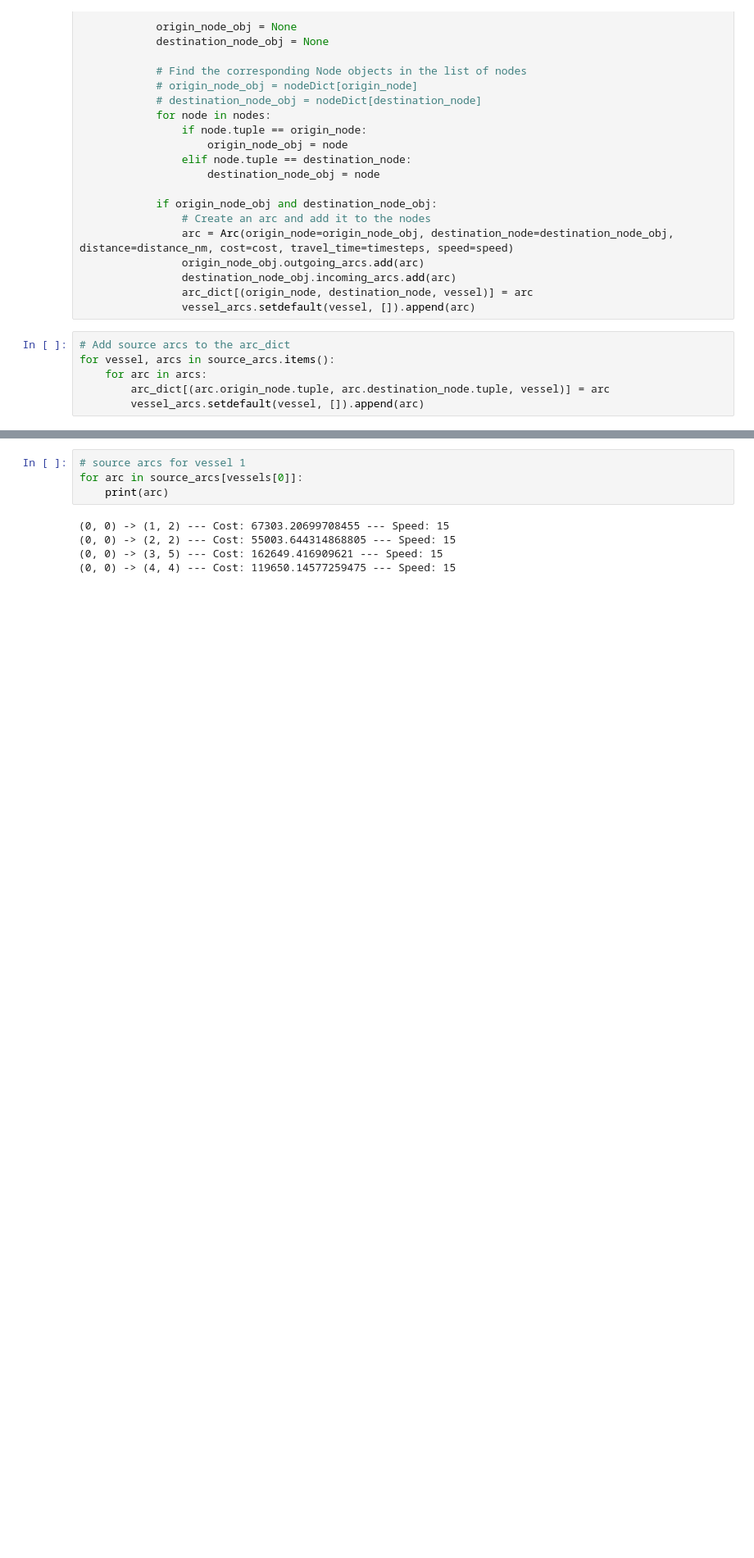
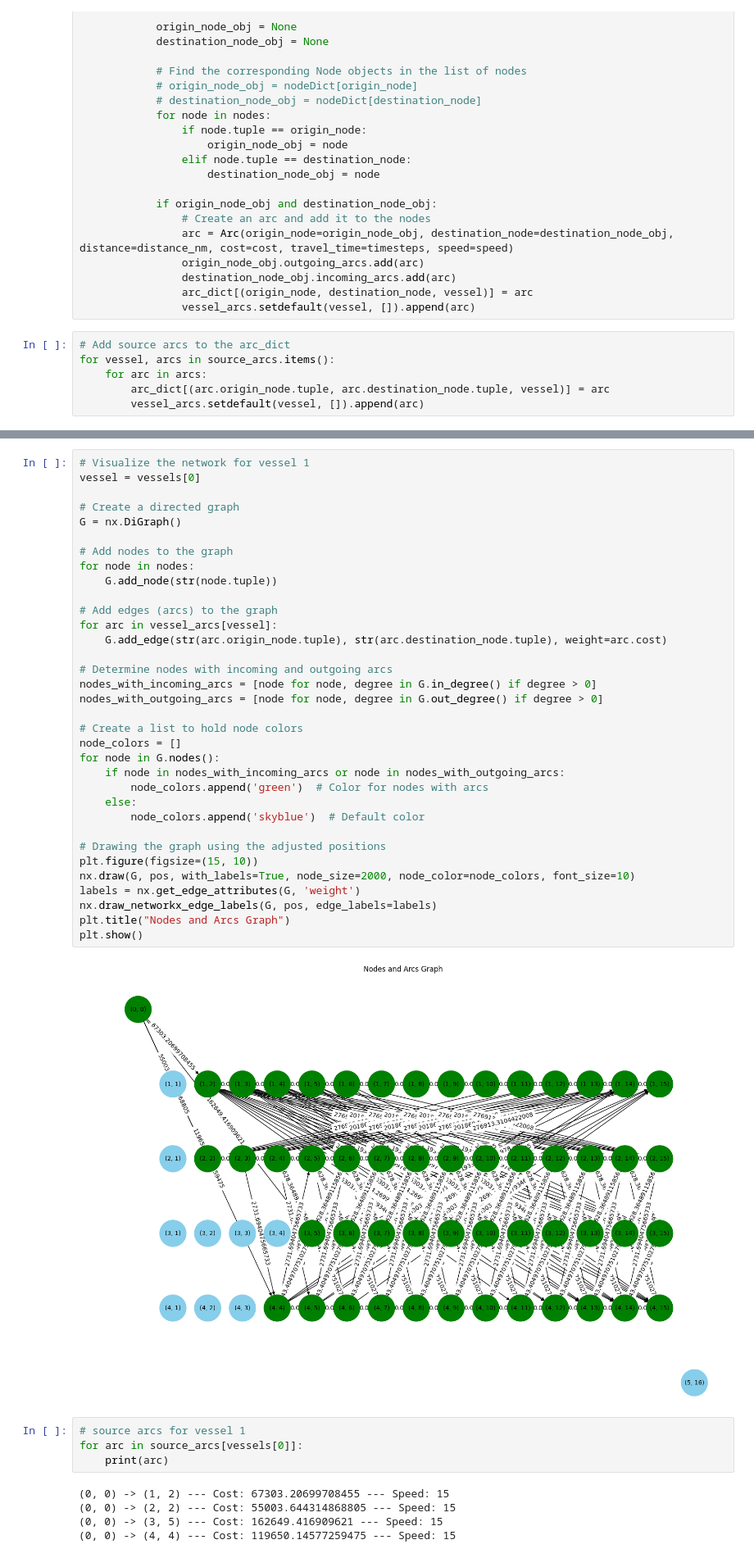
Before and after one commit to tobiasbergeland/SpeedOptiRepo, a Jupyter notebook: mirp.ipynb, the cells around one changed output, grey strips where cells are left out. Shown at 82% size. Saved outputs shown, nothing was run; the diff lists cells and outputs as text; blank space fills up the shorter version.

```diff
--- a/mirp.ipynb
+++ b/mirp.ipynb
@@ -774,3 +783,39 @@ plt.show()
+# %%
+# Visualize the network for vessel 1
+vessel = vessels[0]
+
+# Create a directed graph
+G = nx.DiGraph()
+
+# Add nodes to the graph
+for node in nodes:
+    G.add_node(str(node.tuple))
+
+# Add edges (arcs) to the graph
+for arc in vessel_arcs[vessel]:
+    G.add_edge(str(arc.origin_node.tuple), str(arc.destination_node.tuple), weight=arc.cost)
+
+# Determine nodes with incoming and outgoing arcs
+nodes_with_incoming_arcs = [node for node, degree in G.in_degree() if degree > 0]
+nodes_with_outgoing_arcs = [node for node, degree in G.out_degree() if degree > 0]
+
+# Create a list to hold node colors
+node_colors = []
+for node in G.nodes():
+    if node in nodes_with_incoming_arcs or node in nodes_with_outgoing_arcs:
+        node_colors.append('green')  # Color for nodes with arcs
+    else:
+        node_colors.append('skyblue')  # Default color
+
+# Drawing the graph using the adjusted positions
+plt.figure(figsize=(15, 10))
+nx.draw(G, pos, with_labels=True, node_size=2000, node_color=node_colors, font_size=10)
+labels = nx.get_edge_attributes(G, 'weight')
+nx.draw_networkx_edge_labels(G, pos, edge_labels=labels)
+plt.title("Nodes and Arcs Graph")
+plt.show()
+# %% [output]
+[figure, added]
 # %%
 # source arcs for vessel 1
 for arc in source_arcs[vessels[0]]:
```
Also changed, not shown: parts of 10 cells of this notebook.
